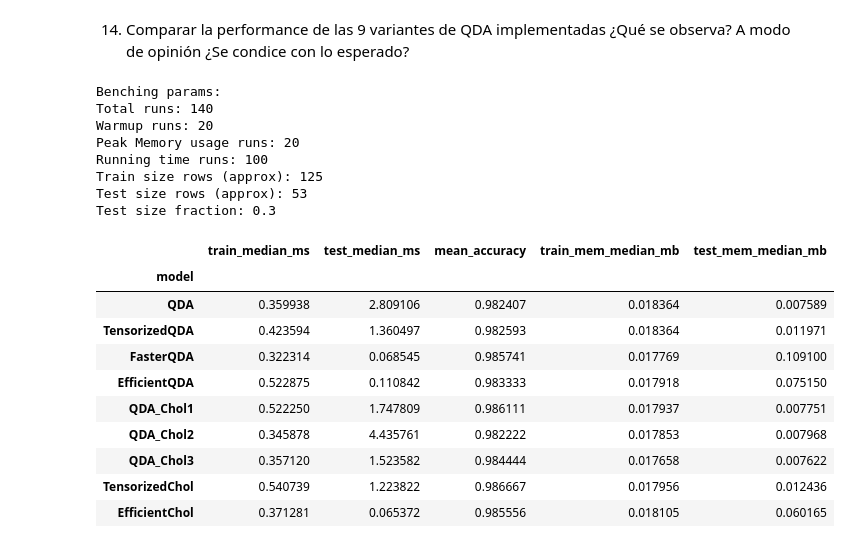
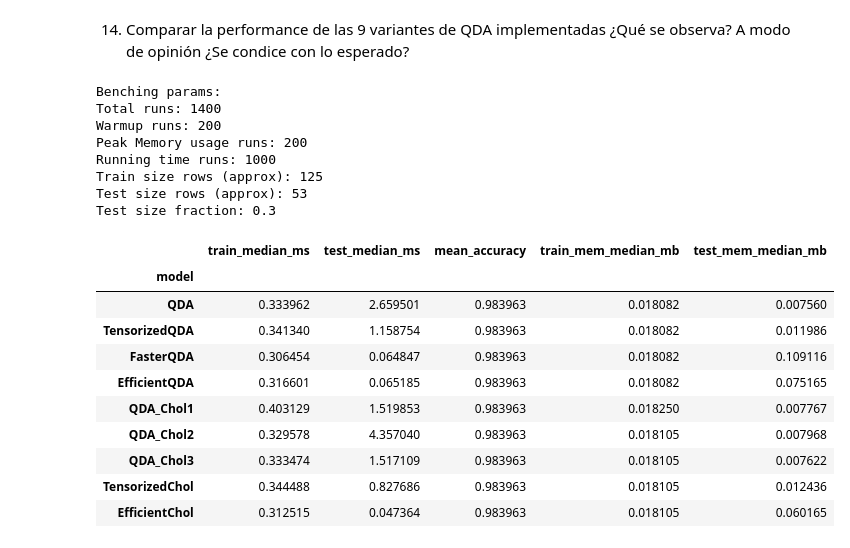
Before and after one commit to NachoXDX/ceia-amia-tp, a Jupyter notebook: Resolucion.ipynb, the cells around one changed output. Cells and saved outputs as stored; diff of their text form; code cells hidden in the pictures.

```diff
--- a/Resolucion.ipynb
+++ b/Resolucion.ipynb
@@ -131,11 +188,11 @@ ___
 # %%
 b = Benchmark(
     X_full, y_full_encoded,
-    n_runs = 100,
-    warmup = 20,
-    mem_runs = 20,
+    n_runs = 1000,
+    warmup = 200,
+    mem_runs = 200,
     test_sz = 0.3,
-    same_splits = False
+    same_splits = True
 )
 # bencheamos un par
 to_bench = [QDA, TensorizedQDA, FasterQDA, EfficientQDA]
@@ -296,11 +395,11 @@ ___
 # %%
 b = Benchmark(
     X_full, y_full_encoded,
-    n_runs = 100,
-    warmup = 20,
-    mem_runs = 20,
+    n_runs = 1000,
+    warmup = 200,
+    mem_runs = 200,
     test_sz = 0.3,
-    same_splits = False
+    same_splits = True
 )
 # bencheamos un par
 to_bench = [QDA, TensorizedQDA, FasterQDA, EfficientQDA,QDA_Chol1,QDA_Chol2,QDA_Chol3]
@@ -420,9 +519,8 @@ ___
 class EfficientChol(TensorizedChol):
     def predict(self, X):
         unbiased_x = X - self.tensor_means
-        y_t = (unbiased_x.transpose(0,2,1) @ self.tensor_L_invs.transpose(0,2,1)) #Hacemos el calculo de y_t
-
-        diag = np.sum((y_t**2),axis=2) #calculo la diagonal aplicando la propiedad de antes y ahora hago provecho de que el producto tiene la forma yT.y
+        y = self.tensor_L_invs @ unbiased_x #Hacemos el calculo de y
+        diag = np.sum((y**2),axis=1) #calculo la diagonal aplicando la propiedad de antes y ahora hago provecho de que el producto tiene la forma yT.y
         det = np.log(self.tensor_L_invs.diagonal(axis1=1,axis2=2).prod(axis=1)) #Calculo la parte del det como se hacia en chol3
         log_cond = det -0.5 * diag.T
         posteriori = self.log_a_priori + log_cond #Calculo las probalilidad
@@ -448,40 +546,40 @@ ___
 # %%
 b = Benchmark(
     X_full, y_full_encoded,
-    n_runs = 100,
-    warmup = 20,
-    mem_runs = 20,
+    n_runs = 1000,
+    warmup = 200,
+    mem_runs = 200,
     test_sz = 0.3,
-    same_splits = False
+    same_splits = True
 )
 # bencheamos un par
 to_bench = [QDA, TensorizedQDA, FasterQDA, EfficientQDA,QDA_Chol1,QDA_Chol2,QDA_Chol3,TensorizedChol,EfficientChol]
 
 for model in to_bench:
     b.bench(model)
 
 summ = b.summary()
 summ[['train_median_ms', 'test_median_ms','mean_accuracy','train_mem_median_mb','test_mem_median_mb']]
 # %% [output]
 Benching params:
-Total runs: 140
-Warmup runs: 20
-Peak Memory usage runs: 20
-Running time runs: 100
+Total runs: 1400
+Warmup runs: 200
+Peak Memory usage runs: 200
+Running time runs: 1000
 Train size rows (approx): 125
 Test size rows (approx): 53
 Test size fraction: 0.3
 |  | train_median_ms | test_median_ms | mean_accuracy | train_mem_median_mb | test_mem_median_mb |
 | model |  |  |  |  |  |
-| QDA | 0.359938 | 2.809106 | 0.982407 | 0.018364 | 0.007589 |
-| TensorizedQDA | 0.423594 | 1.360497 | 0.982593 | 0.018364 | 0.011971 |
-| FasterQDA | 0.322314 | 0.068545 | 0.985741 | 0.017769 | 0.109100 |
-| EfficientQDA | 0.522875 | 0.110842 | 0.983333 | 0.017918 | 0.075150 |
-| QDA_Chol1 | 0.522250 | 1.747809 | 0.986111 | 0.017937 | 0.007751 |
-| QDA_Chol2 | 0.345878 | 4.435761 | 0.982222 | 0.017853 | 0.007968 |
-| QDA_Chol3 | 0.357120 | 1.523582 | 0.984444 | 0.017658 | 0.007622 |
-| TensorizedChol | 0.540739 | 1.223822 | 0.986667 | 0.017956 | 0.012436 |
-| EfficientChol | 0.371281 | 0.065372 | 0.985556 | 0.018105 | 0.060165 |
+| QDA | 0.333962 | 2.659501 | 0.983963 | 0.018082 | 0.007560 |
+| TensorizedQDA | 0.341340 | 1.158754 | 0.983963 | 0.018082 | 0.011986 |
+| FasterQDA | 0.306454 | 0.064847 | 0.983963 | 0.018082 | 0.109116 |
+| EfficientQDA | 0.316601 | 0.065185 | 0.983963 | 0.018082 | 0.075165 |
+| QDA_Chol1 | 0.403129 | 1.519853 | 0.983963 | 0.018250 | 0.007767 |
+| QDA_Chol2 | 0.329578 | 4.357040 | 0.983963 | 0.018105 | 0.007968 |
+| QDA_Chol3 | 0.333474 | 1.517109 | 0.983963 | 0.018105 | 0.007622 |
+| TensorizedChol | 0.344488 | 0.827686 | 0.983963 | 0.018105 | 0.012436 |
+| EfficientChol | 0.312515 | 0.047364 | 0.983963 | 0.018105 | 0.060165 |
 # %%
 # Grafico para ver las metricas (100% hecho con IA)
 
```
Also changed, not shown: parts of 12 cells of this notebook, 1 other file.
